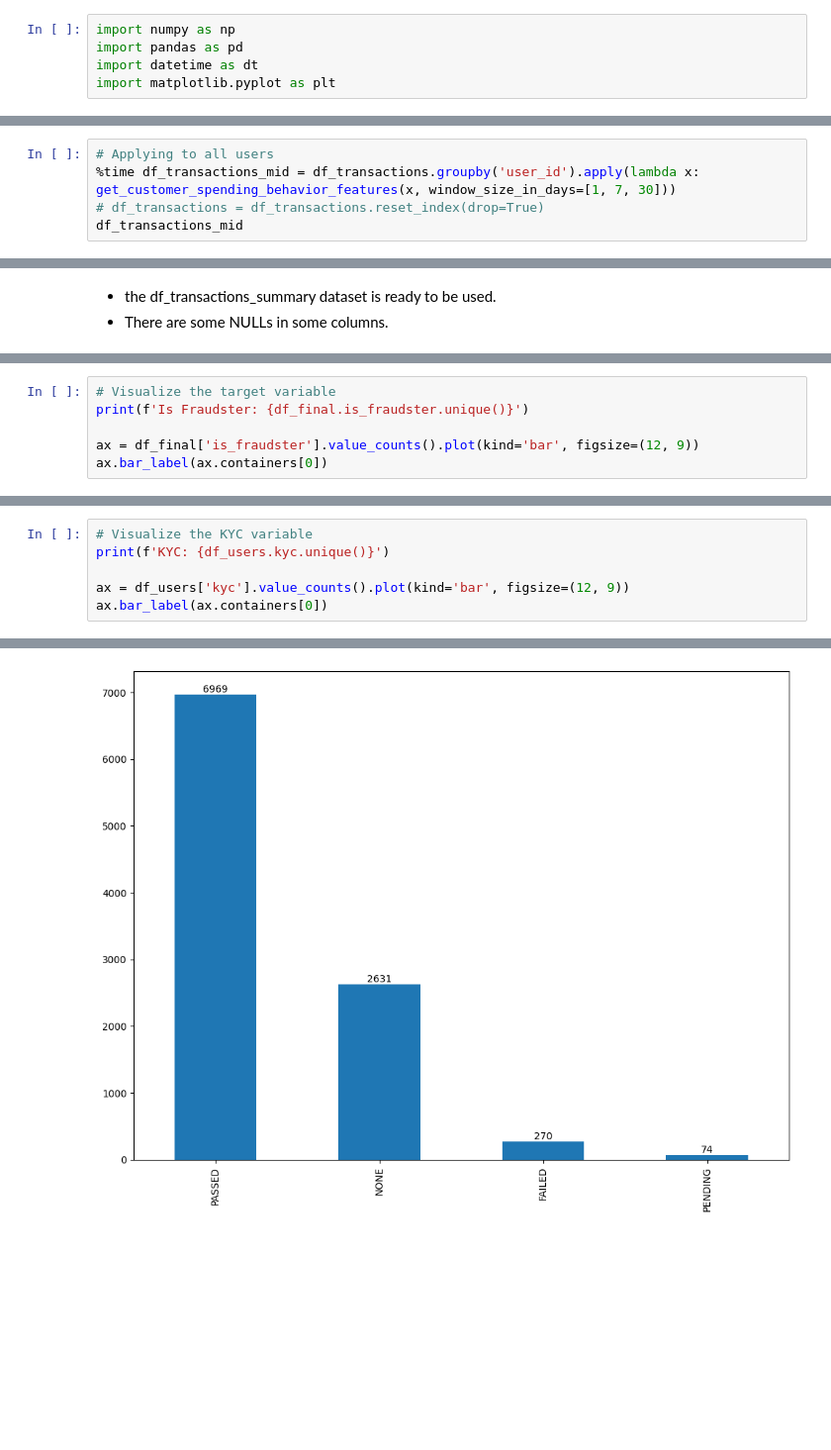
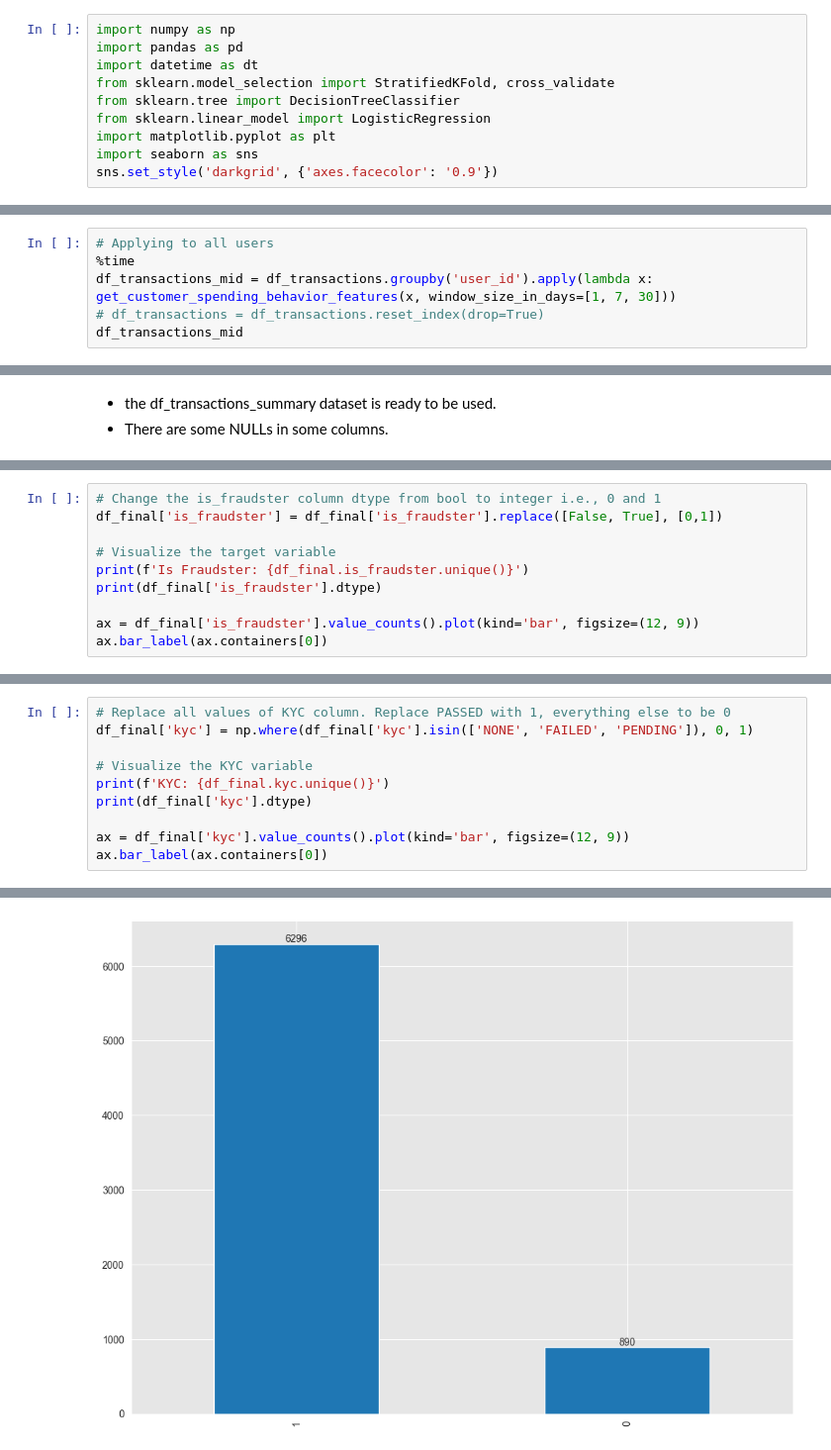
Before and after one commit to karthikvadlamani/revolut-fraudsters-detection, a Jupyter notebook: revolut_fraudsters_detection.ipynb, the cells around one changed output, grey strips where cells are left out. Shown at 99% size. Cells and saved outputs as stored; diff of their text form; blank space fills up the shorter version.

```diff
--- a/revolut_fraudsters_detection.ipynb
+++ b/revolut_fraudsters_detection.ipynb
@@ -2,7 +2,12 @@
 import numpy as np
 import pandas as pd
 import datetime as dt
+from sklearn.model_selection import StratifiedKFold, cross_validate
+from sklearn.tree import DecisionTreeClassifier
+from sklearn.linear_model import LogisticRegression
 import matplotlib.pyplot as plt
+import seaborn as sns
+sns.set_style('darkgrid', {'axes.facecolor': '0.9'})
 # %%
 df_users = pd.read_csv('users.csv')
 df_transactions = pd.read_csv('transactions.csv')
@@ -155,7 +166,8 @@ spending_behavior_customer_0
 62 rows × 22 columns
 # %%
 # Applying to all users
-%time df_transactions_mid = df_transactions.groupby('user_id').apply(lambda x: get_customer_spending_behavior_features(x, window_size_in_days=[1, 7, 30]))
+%time
+df_transactions_mid = df_transactions.groupby('user_id').apply(lambda x: get_customer_spending_behavior_features(x, window_size_in_days=[1, 7, 30]))
 # df_transactions = df_transactions.reset_index(drop=True)
 df_transactions_mid
 # %% [output]
@@ -257,8 +244,12 @@ df_final.head()
 | 3 | fd308db7-0753-4377-879f-6ecf2af14e4f | 1 | FR | False | 2018-05-25 | 2018-06-01 17:24:23.852000 | ACTIVE | FR | ... |
 | 4 | 755fe256-a34d-4853-b7ca-d9bb991a86d3 | 1 | GB||JE||IM||GG | False | 2018-09-20 | 2017-08-09 15:03:33.945000 | ACTIVE | GB | ... |
 # %%
+# Change the is_fraudster column dtype from bool to integer i.e., 0 and 1
+df_final['is_fraudster'] = df_final['is_fraudster'].replace([False, True], [0,1])
+
 # Visualize the target variable
 print(f'Is Fraudster: {df_final.is_fraudster.unique()}')
+print(df_final['is_fraudster'].dtype)
 
 ax = df_final['is_fraudster'].value_counts().plot(kind='bar', figsize=(12, 9))
 ax.bar_label(ax.containers[0])
@@ -269,7 +261,11 @@ Is Fraudster: [False  True]
 # %%
+# Replace all values of KYC column. Replace PASSED with 1, everything else to be 0
+df_final['kyc'] = np.where(df_final['kyc'].isin(['NONE', 'FAILED', 'PENDING']), 0, 1)
+
 # Visualize the KYC variable
-print(f'KYC: {df_users.kyc.unique()}')
+print(f'KYC: {df_final.kyc.unique()}')
+print(df_final['kyc'].dtype)
 
-ax = df_users['kyc'].value_counts().plot(kind='bar', figsize=(12, 9))
+ax = df_final['kyc'].value_counts().plot(kind='bar', figsize=(12, 9))
 ax.bar_label(ax.containers[0])
 # %% [output]
@@ -278 +275 @@ KYC: ['PASSED' 'NONE' 'FAILED' 'PENDING']
-[figure, old version]
+[figure, new version]
```
Also changed, not shown: parts of 12 cells of this notebook.
